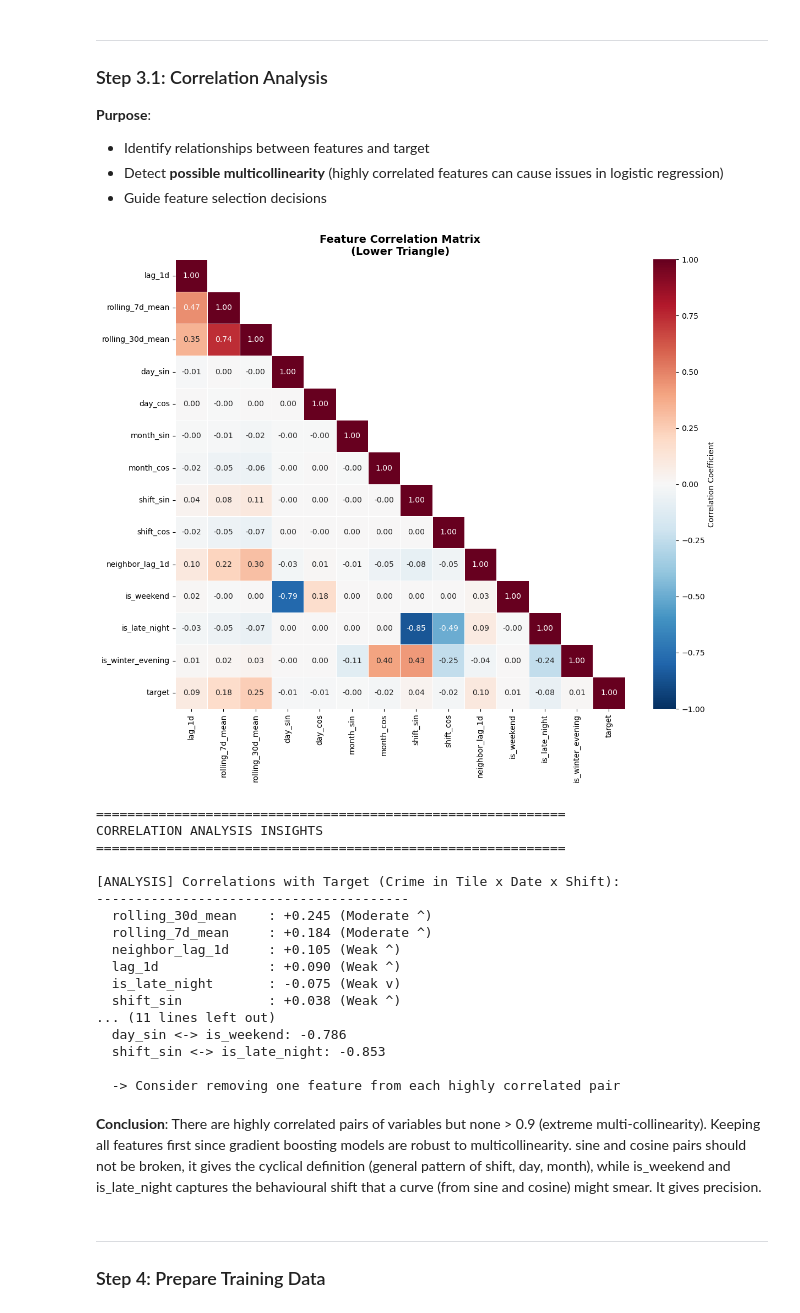
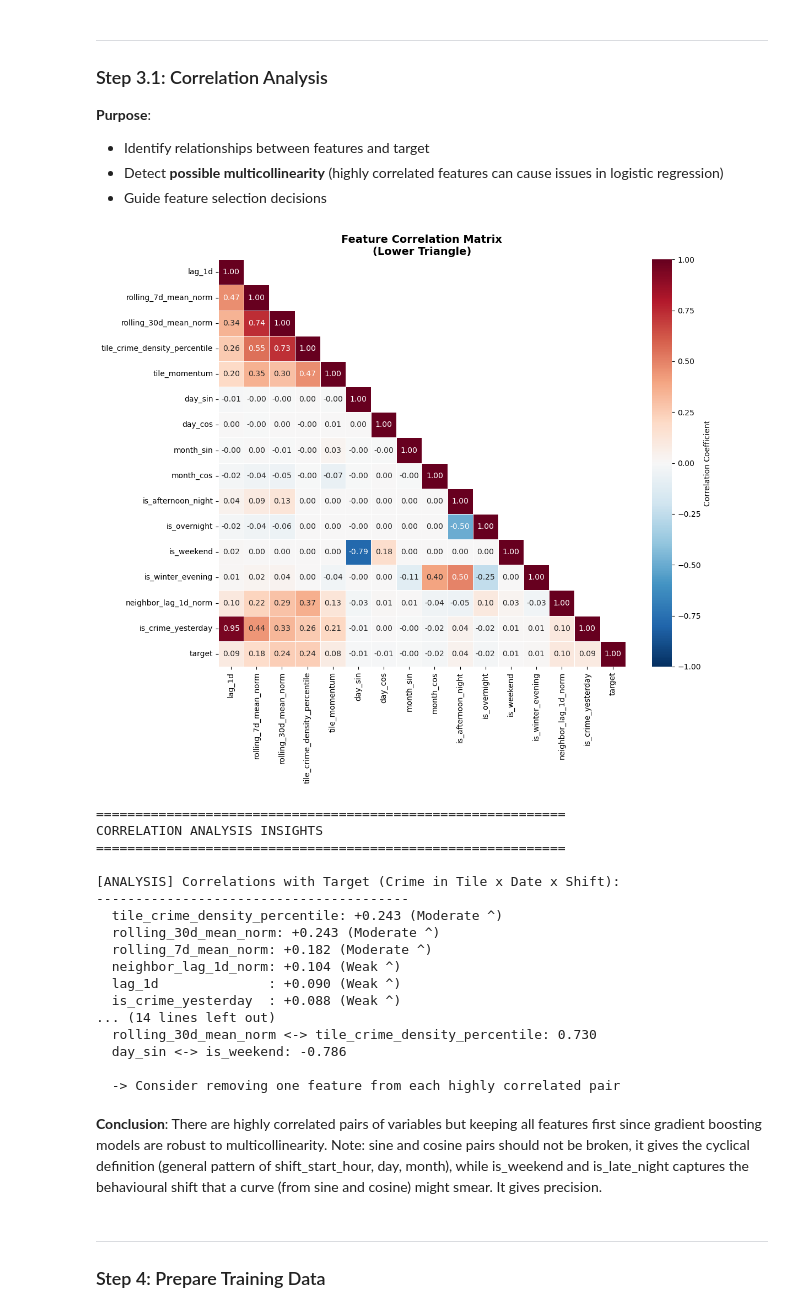
Before and after one commit to e1548423/Team23_IT5006_Predictive_Policing_AY2526Sem2, a Jupyter notebook: ML/Model/Crime_Prediction_Training (Violent Crime).ipynb, the cells around one changed output. Cells and saved outputs as stored; diff of their text form; code cells hidden in the pictures.

Commit message:
Added baseline model: logistic regression. Removed CatBoost (takes long and no significant improvement). Refined features engineered.

```diff
--- a/ML/Model/Crime_Prediction_Training (Violent Crime).ipynb
+++ b/ML/Model/Crime_Prediction_Training (Violent Crime).ipynb
@@ -513,12 +684,14 @@ final_df['day_cos'] = np.cos(2 * np.pi * final_df['day_of_week'] / 7)
 # Subtract 1 from month to make it 0-11 for the transformation, so December (12) is adjacent to January (1)
 final_df['month_sin'] = np.sin(2 * np.pi * (final_df['month']-1) / 12)
 final_df['month_cos'] = np.cos(2 * np.pi * (final_df['month']-1) / 12)
+
+# Shift identity — which 8-hour block is this?
+# Two shift dummies — morning_noon is the baseline
+final_df['is_afternoon_night'] = (final_df['shift'] == 'afternoon_night').astype(int)
+final_df['is_overnight']       = (final_df['shift'] == 'overnight').astype(int)
 # %%
 # Weekend flag
 final_df['is_weekend'] = final_df['day_of_week'].isin([5, 6]).astype(int)
-# %%
-# Binary flag for late-night hours (22:00 to 01:59)
-final_df['is_late_night'] = ((final_df['hour'] >= 22) | (final_df['hour'] < 2)).astype(int)
 # %%
 # Simple Seasonal Darkness Proxy
 # Chicago: Winter months (Nov, Dec, Jan, Feb) have more dark hours in Shift 1 (Afternoon)
@@ -526,13 +699,6 @@ final_df['is_winter_evening'] = (
     (final_df['month'].isin([11, 12, 1, 2])) &
     (final_df['shift'] == 'afternoon_night')
 ).astype(int)
-# %%
-# Cyclical Shift encoding based on current shift labels
-shift_to_idx = {'morning_noon': 0, 'afternoon_night': 1, 'overnight': 2}
-shift_idx = final_df['shift'].map(shift_to_idx).fillna(0)
-
-final_df['shift_sin'] = np.sin(2 * np.pi * shift_idx / 3)
-final_df['shift_cos'] = np.cos(2 * np.pi * shift_idx / 3)
 # %%
 # Spatial lag feature from neighboring H3 tiles
 import h3
@@ -623,10 +934,12 @@ final_df[final_df['crime_count'] > 1.0].head(5)
 # Values range from -1 (perfect negative) to +1 (perfect positive)
 
 # Select numeric/binary columns for correlation analysis (excluding community_area_id)
-numeric_cols = ['lag_1d', 'rolling_7d_mean', 'rolling_30d_mean',
+numeric_cols = ['lag_1d', 'rolling_7d_mean_norm', 'rolling_30d_mean_norm',
+                'tile_crime_density_percentile', 'tile_momentum',
                 'day_sin', 'day_cos', 'month_sin', 'month_cos',
-                'shift_sin', 'shift_cos', 'neighbor_lag_1d',
-                'is_weekend', 'is_late_night', 'is_winter_evening','target']
+                'is_afternoon_night', 'is_overnight',
+                'is_weekend', 'is_winter_evening',
+                'neighbor_lag_1d_norm','is_crime_yesterday','target']
 
 # Calculate correlation matrix
 correlation_matrix = final_df[numeric_cols].corr()
@@ -660,53 +973,53 @@ print("=" * 60)
 # Get correlations with target
 target_corr = correlation_matrix['target'].drop('target').sort_values(key=abs, ascending=False)
 
 print("\n[ANALYSIS] Correlations with Target (Crime in Tile x Date x Shift):")
 print("-" * 40)
 for feature, corr in target_corr.items():
     direction = "^" if corr > 0 else "v"
     strength = "Strong" if abs(corr) > 0.5 else "Moderate" if abs(corr) > 0.15 else "Weak"
     print(f"  {feature:20s}: {corr:+.3f} ({strength} {direction})")
 
 # Check for multicollinearity
 print("\n[!]  Potential Multicollinearity Issues:")
 print("-" * 40)
 high_corr_pairs = []
 for i in range(len(correlation_matrix.columns)):
     for j in range(i+1, len(correlation_matrix.columns)):
         if abs(correlation_matrix.iloc[i, j]) > 0.7:
             high_corr_pairs.append((
                 correlation_matrix.columns[i],
                 correlation_matrix.columns[j],
                 correlation_matrix.iloc[i, j]
             ))
 
 if high_corr_pairs:
     for f1, f2, corr in high_corr_pairs:
         print(f"  {f1} <-> {f2}: {corr:.3f}")
     print("\n  -> Consider removing one feature from each highly correlated pair")
 else:
     print("  No severe multicollinearity detected (all |r| < 0.7)")
 # %% [output]
-[figure, old version]
+[figure, new version]
 ============================================================
 CORRELATION ANALYSIS INSIGHTS
 ============================================================
 
 [ANALYSIS] Correlations with Target (Crime in Tile x Date x Shift):
 ----------------------------------------
-  rolling_30d_mean    : +0.245 (Moderate ^)
-  rolling_7d_mean     : +0.184 (Moderate ^)
-  neighbor_lag_1d     : +0.105 (Weak ^)
+  tile_crime_density_percentile: +0.243 (Moderate ^)
+  rolling_30d_mean_norm: +0.243 (Moderate ^)
+  rolling_7d_mean_norm: +0.182 (Moderate ^)
+  neighbor_lag_1d_norm: +0.104 (Weak ^)
   lag_1d              : +0.090 (Weak ^)
-  is_late_night       : -0.075 (Weak v)
-  shift_sin           : +0.038 (Weak ^)
-... (11 lines left out)
+  is_crime_yesterday  : +0.088 (Weak ^)
+... (14 lines left out)
+  rolling_30d_mean_norm <-> tile_crime_density_percentile: 0.730
   day_sin <-> is_weekend: -0.786
-  shift_sin <-> is_late_night: -0.853
 
   -> Consider removing one feature from each highly correlated pair
 # %% [markdown]
-**Conclusion**: There are highly correlated pairs of variables but none > 0.9 (extreme multi-collinearity). Keeping all features first since gradient boosting models are robust to multicollinearity. sine and cosine pairs should not be broken, it gives the cyclical definition (general pattern of shift, day, month), while is_weekend and is_late_night captures the behavioural shift that a curve (from sine and cosine) might smear. It gives precision.
+**Conclusion**: There are highly correlated pairs of variables but keeping all features first since gradient boosting models are robust to multicollinearity. Note: sine and cosine pairs should not be broken, it gives the cyclical definition (general pattern of shift_start_hour, day, month), while is_weekend and is_late_night captures the behavioural shift that a curve (from sine and cosine) might smear. It gives precision.
 # %% [markdown]
 ---
 ### Step 4: Prepare Training Data
```
Also changed, not shown: parts of 16 cells of this notebook.
